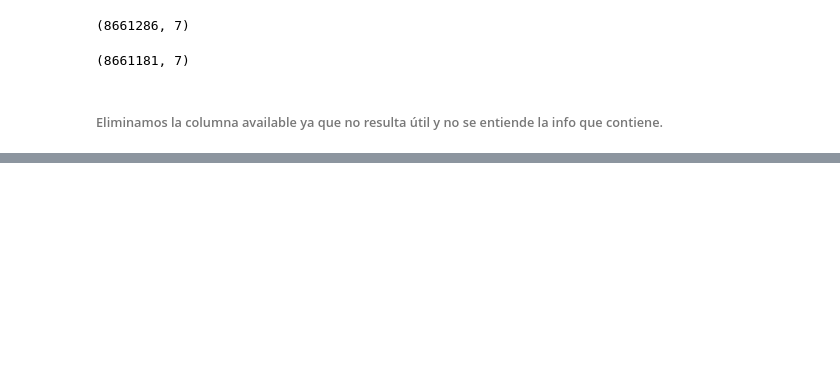
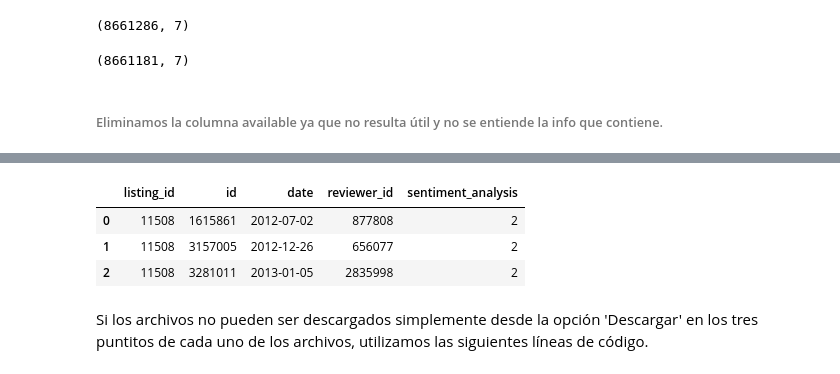
Before and after one commit to NPontisLedda/Proyecto_AirBnb, a Jupyter notebook: Etl/ETL.ipynb, the cells around one changed output, grey strips where cells are left out. Cells and saved outputs as stored; diff of their text form; code cells hidden in the pictures; blank space fills up the shorter version.

```diff
--- a/Etl/ETL.ipynb
+++ b/Etl/ETL.ipynb
@@ -132,0 +223,30 @@ df_listings = df_listings.drop(columns=['cleaning_fee', 'guests_included', 'extr
+# %%
+#Se crea el analizador de sentimientos
+
+sia= SentimentIntensityAnalyzer()
+
+#Función para aplicar el análisis de sentimiento
+
+def analyze_sentiment_or_default(text):
+    if isinstance(text,str):
+        compound_score = sia.polarity_scores(text)['compound']
+        if compound_score >= 0.05:
+            return 2
+        elif compound_score <= -0.05:
+            return 0
+        else:
+            return 1
+    else:
+        return 1
+
+#Aplicamos el análisis sobre la columna 'comments' y creamos la columna 'sentiment_analysis', que va a reemplazar a la columna comments.
+
+df_reviews['sentiment_analysis']= df_reviews['comments'].apply(analyze_sentiment_or_default)
+df_reviews.drop(columns=['comments'], inplace=True)
+# %%
+df_reviews.head(3)
+# %% [output]
+|  | listing_id | id | date | reviewer_id | sentiment_analysis |
+| 0 | 11508 | 1615861 | 2012-07-02 | 877808 | 2 |
+| 1 | 11508 | 3157005 | 2012-12-26 | 656077 | 2 |
+| 2 | 11508 | 3281011 | 2013-01-05 | 2835998 | 2 |
@@ -132,0 +257,2 @@ df_listings = df_listings.drop(columns=['cleaning_fee', 'guests_included', 'extr
+# %% [markdown]
+Si los archivos no pueden ser descargados simplemente desde la opción 'Descargar' en los tres puntitos de cada uno de los archivos, utilizamos las siguientes líneas de código.
```
Also changed, not shown: parts of 40 cells of this notebook.
